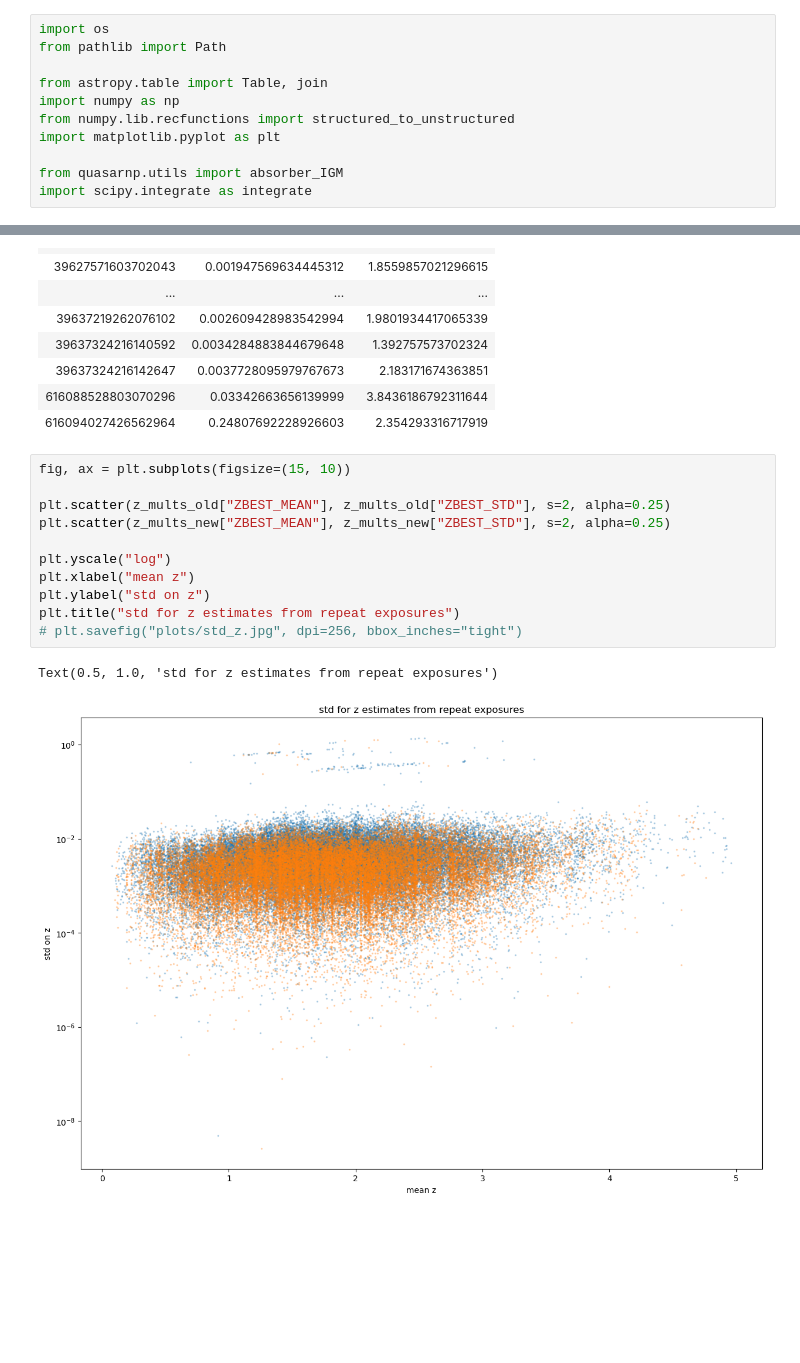
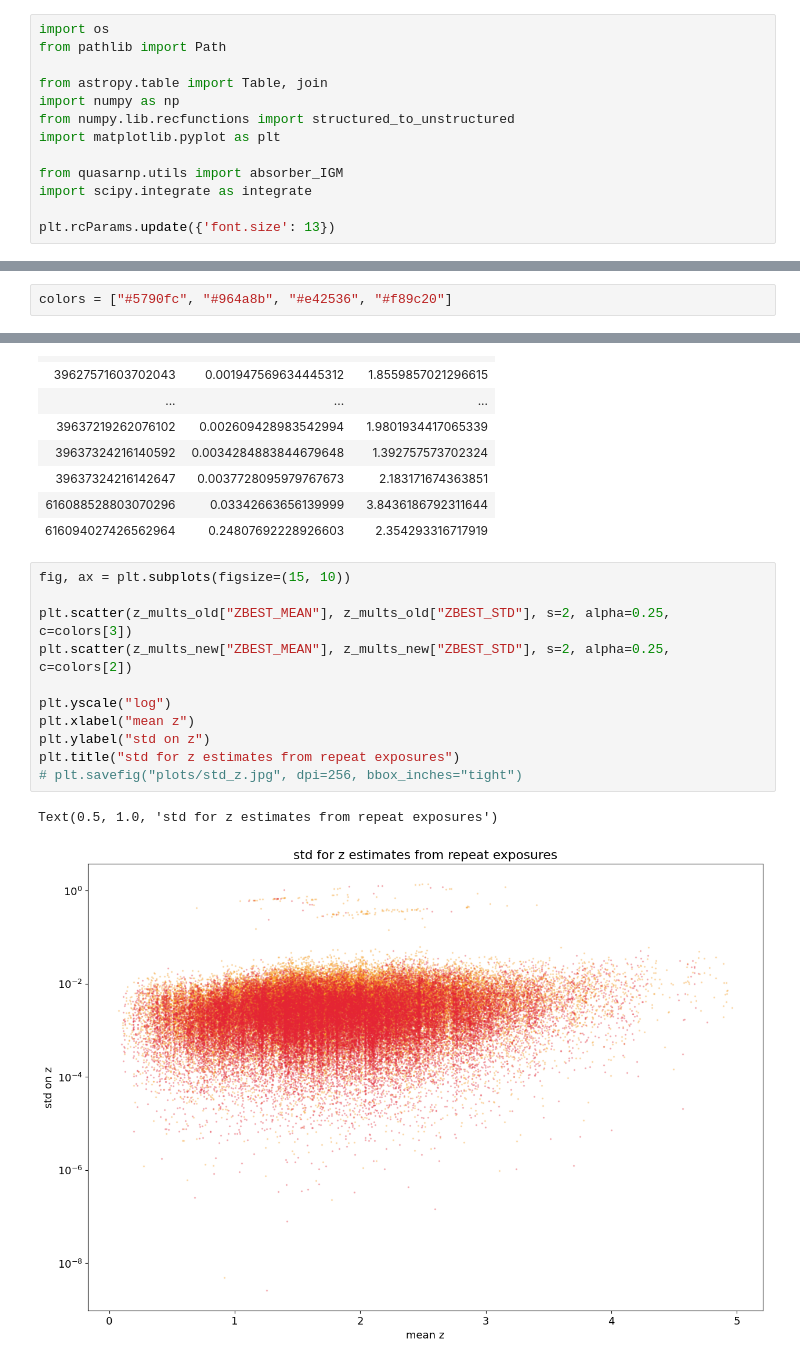
Before and after one commit to dylanagreen/quasarnet_paper_2025, a Jupyter notebook: 07-08-09-results_unlabeled.ipynb, the cells around one changed output, grey strips where cells are left out. Cells and saved outputs as stored; diff of their text form; blank space fills up the shorter version.

```diff
--- a/07-08-09-results_unlabeled.ipynb
+++ b/07-08-09-results_unlabeled.ipynb
@@ -9,6 +9,8 @@ import matplotlib.pyplot as plt
 
 from quasarnp.utils import absorber_IGM
 import scipy.integrate as integrate
+
+plt.rcParams.update({'font.size': 13})
 # %%
 c_thresh = 0.95
 n_thresh = 1
@@ -384,6 +386,8 @@ np.asarray(grouped_table_old["IS_QSO", "NOT_QSO"])
 # %% [output]
 array([(0, 2), (0, 2), (0, 2), ..., (0, 3), (0, 3), (0, 3)],
       dtype=[('IS_QSO', '<i8'), ('NOT_QSO', '<i8')])
+# %%
+colors = ["#5790fc", "#964a8b", "#e42536", "#f89c20"]
 # %%
 bins = np.arange(-0.05, 1.1, 0.1)
 fig, ax = plt.subplots(1, 2, figsize=(12, 5), layout="constrained")
@@ -522,15 +526,15 @@ Table length=40345
 # %%
 fig, ax = plt.subplots(figsize=(15, 10))
 
-plt.scatter(z_mults_old["ZBEST_MEAN"], z_mults_old["ZBEST_STD"], s=2, alpha=0.25)
-plt.scatter(z_mults_new["ZBEST_MEAN"], z_mults_new["ZBEST_STD"], s=2, alpha=0.25)
+plt.scatter(z_mults_old["ZBEST_MEAN"], z_mults_old["ZBEST_STD"], s=2, alpha=0.25, c=colors[3])
+plt.scatter(z_mults_new["ZBEST_MEAN"], z_mults_new["ZBEST_STD"], s=2, alpha=0.25, c=colors[2])
 
 plt.yscale("log")
 plt.xlabel("mean z")
 plt.ylabel("std on z")
 plt.title("std for z estimates from repeat exposures")
 # plt.savefig("plots/std_z.jpg", dpi=256, bbox_inches="tight")
 # %% [output]
 Text(0.5, 1.0, 'std for z estimates from repeat exposures')
-[figure, old version]
+[figure, new version]
 # %%
```
Also changed, not shown: parts of 5 cells of this notebook.
